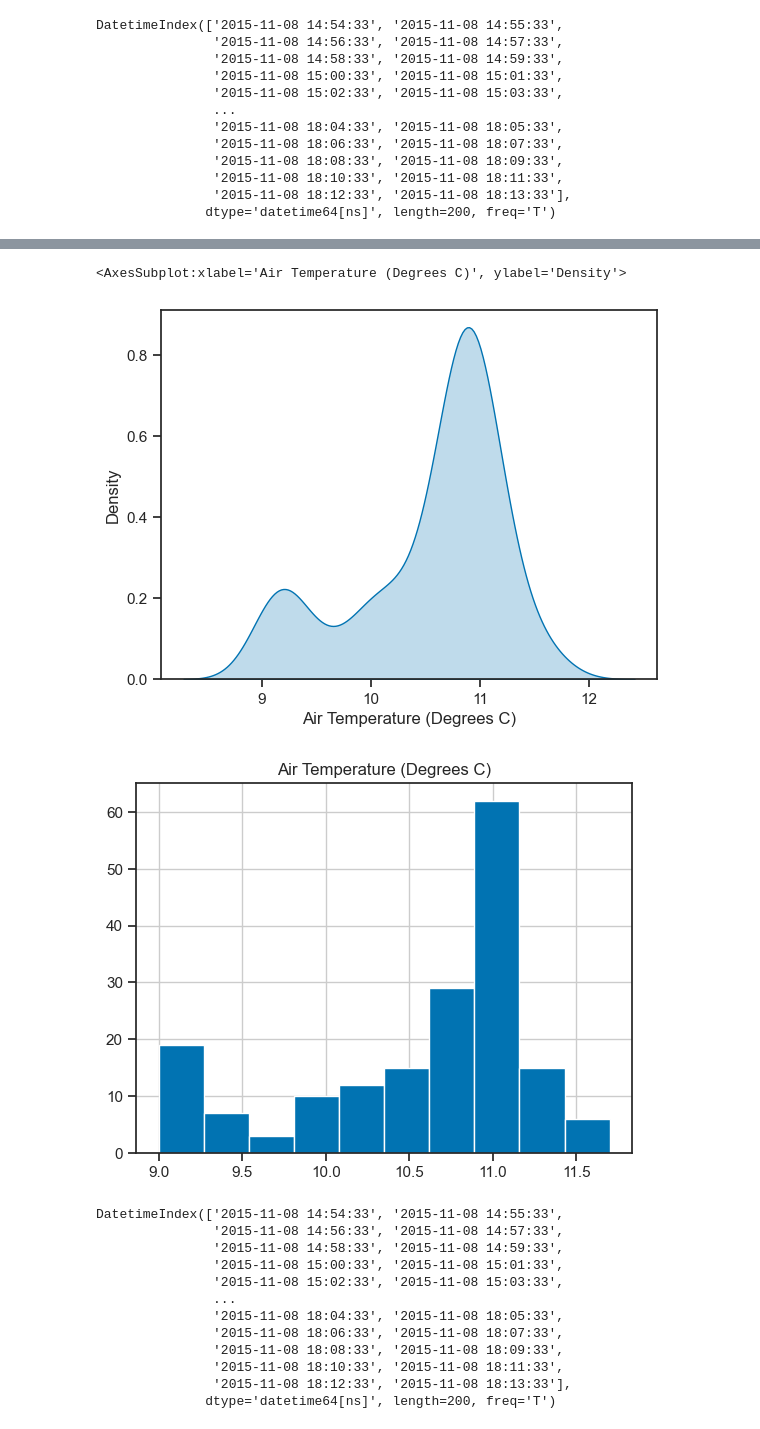
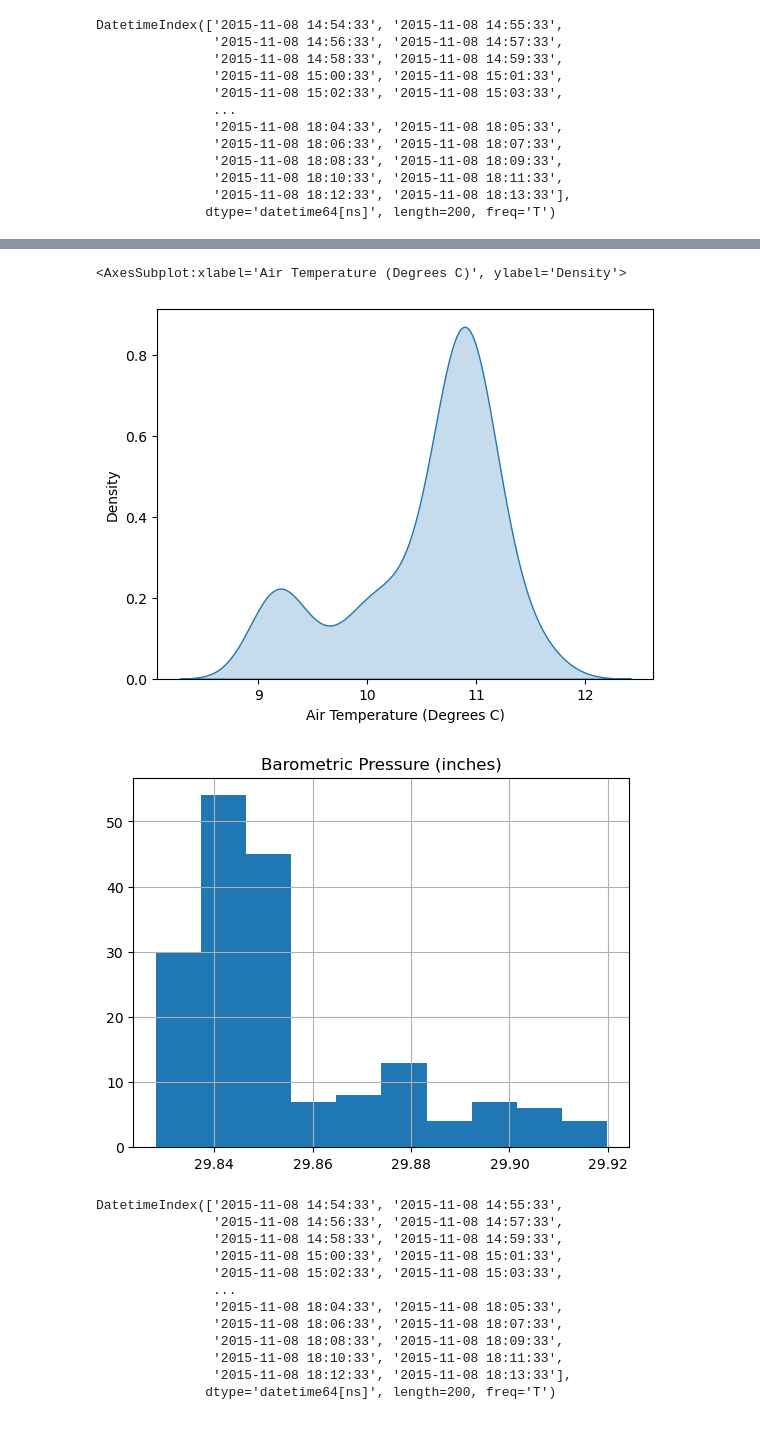
Before and after one commit to dectan/Programming-for-Data-Analysis-Project-1, a Jupyter notebook: Project 1.ipynb, the cells around one changed output, grey strips where cells are left out. Drawn from its saved outputs; the diff is of its cells as text; code cells hidden in the pictures.

Commit message:
added graphs, reaaranged structure.

```diff
--- a/Project 1.ipynb
+++ b/Project 1.ipynb
@@ -13,6 +13,6 @@ https://data.gov.ie/dataset/general-election-of-may-2007-general-statistics
 
 df1=pd.read_csv('http://data.marine.ie/downloads/SmartBayIreland/GalwaySampleWeatherData.csv',nrows = 250)
 #https://stackoverflow.com/questions/48899051/how-to-drop-a-specific-column-of-csv-file-while-reading-it-using-pandas
-df1 = df1.drop(['Longitude','Latitude','Wind Direction (Degrees True)'],axis =1)
-
+df1 = df1.drop(['Longitude','Latitude','Wind Direction (Degrees True)','Barometric Pressure (Millibars)',"Wind Speed (Meters/Sec)"],axis =1)
+df1
 #df1.loc[df1.loc[:,'SensorTimestamp'] >= '14/08/2015']
@@ -104,7 +118,7 @@ df2['datetime']
 249   2015-08-14 22:34:58
 Name: datetime, Length: 178, dtype: datetime64[ns]
 # %%
-df3=df2.loc[df2.loc[:,'datetime'] <= '25/08/2015']
+df3=df2.loc[df2.loc[:,'datetime'] <='2015/08/25']
 df3
 # %% [output]
 |  | SensorTimestamp | Air Temperature (Degrees C) | Barometric Pressure (inches) | Wind Direction (Degrees Magnetic) | Wind Speed (Knot) | ... |
@@ -307,10 +349,10 @@ sns.kdeplot(df3['Air Temperature (Degrees C)'], shade=True, label="simulated")
 #Air Temperature (Degrees C)
 # %% [output]
 <AxesSubplot:xlabel='Air Temperature (Degrees C)', ylabel='Density'>
-[figure, old version]
+[figure, new version]
 # %%
-df3.hist('Air Temperature (Degrees C)')
+df3.hist('Barometric Pressure (inches)')
 plt.show()
 # %% [output]
-[figure, old version]
+[figure, new version]
 # %%
```
Also changed, not shown: parts of 37 cells of this notebook.
